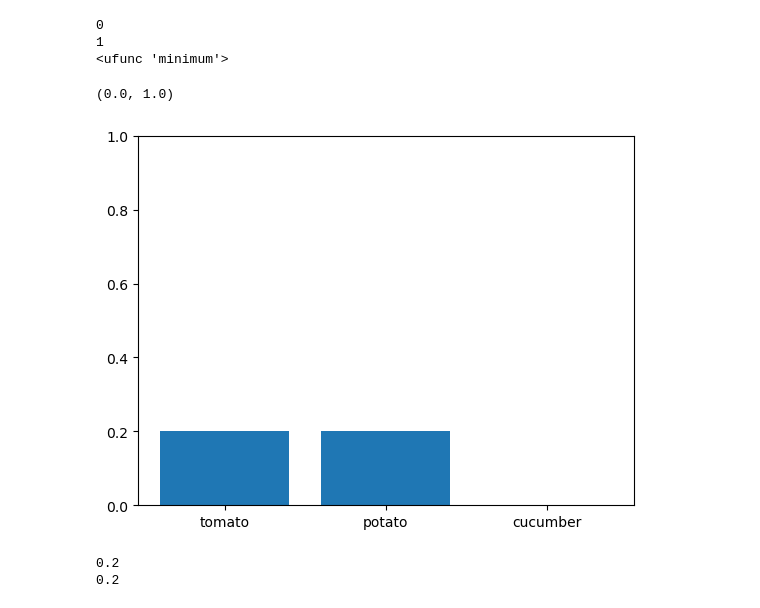
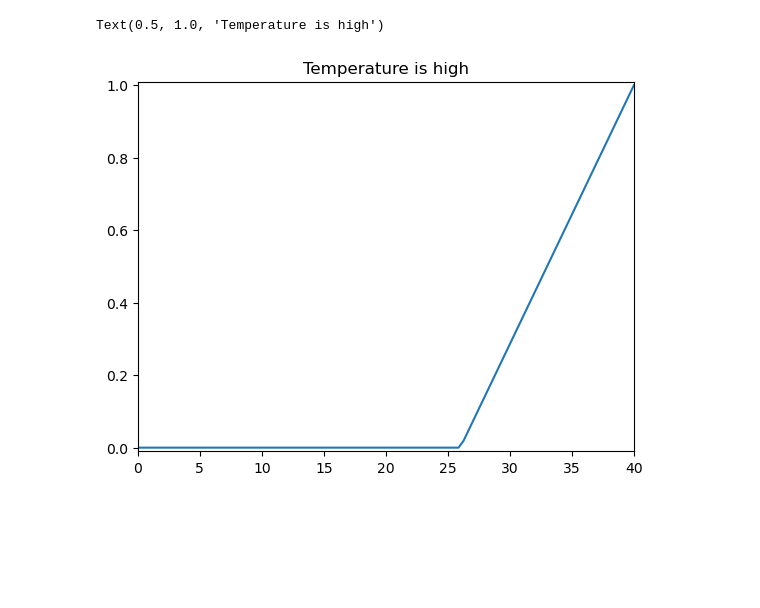
Before and after one commit to AndreaCampagner/softpy, a Jupyter notebook: examples/example_lesson2.ipynb, the cells around one changed output. Saved outputs shown, nothing was run; the diff lists cells and outputs as text; code cells hidden in the pictures; blank space fills up the shorter version.

```diff
--- a/examples/example_lesson2.ipynb
+++ b/examples/example_lesson2.ipynb
@@ -14 +105,11 @@ d = DiscreteFuzzySet(["tomato", "potato", "cucumber"], [0.5, 1.0, 0.0])
+# %%
+xs = np.linspace(0, 40, 100)
+ys = [t_high(v) for v in xs]
+plt.plot(xs, ys)
+plt.xlim(0,40)
+plt.ylim(-0.01,1.01)
+plt.title("Temperature is high")
+# %% [output]
+Text(0.5, 1.0, 'Temperature is high')
+[figure, added]
 # %%
@@ -16,16 +122,0 @@ rule = MamdaniRule({"p_1": p_1, "p_2": p_2}, "d", d, minimum)
-# %%
-res = rule.evaluate({"p_1": 2.5, "p_2": 4})
-plt.bar(d.items, [res(i) for i in d.items])
-plt.ylim(0,1)
-# %% [output]
-0
-1
-<ufunc 'minimum'>
-(0.0, 1.0)
-[figure, removed]
-# %%
-for i in d.items:
-    print(res(i))
-# %% [output]
-0.2
-0.2
```
Also changed, not shown: parts of 15 cells of this notebook, 1 other file.
